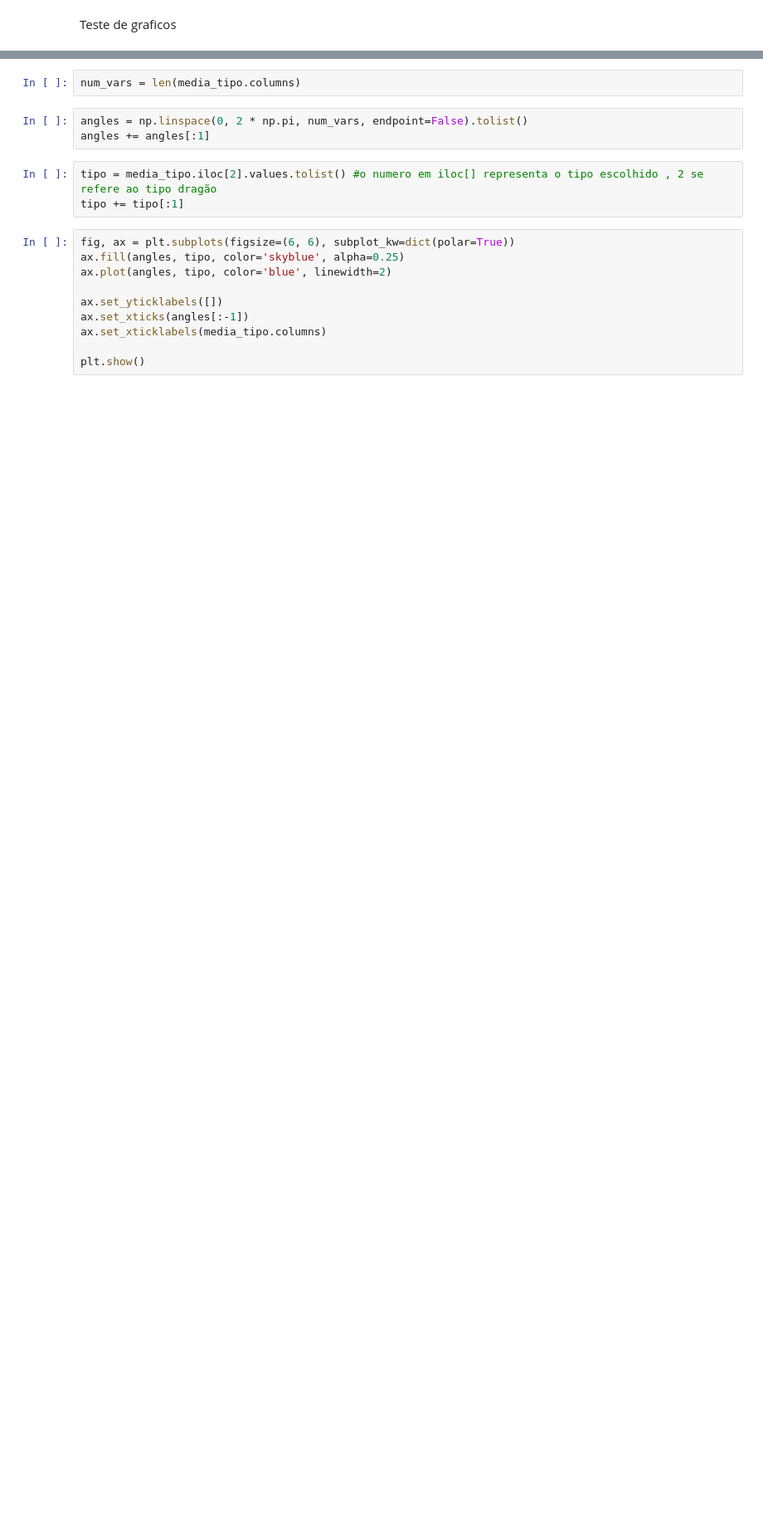
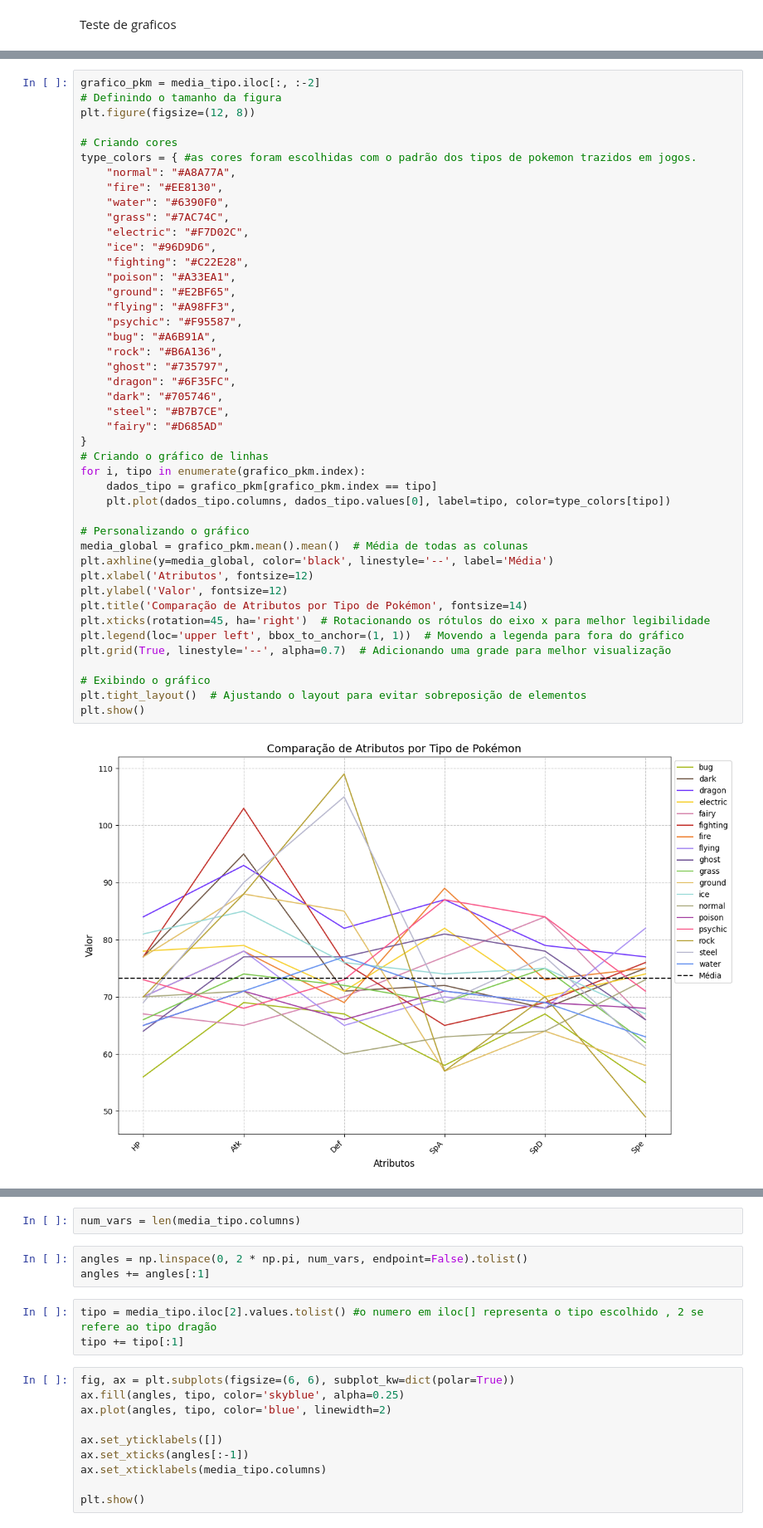
Before and after one commit to Bento095/Pokedex, a Jupyter notebook: Pokedex.ipynb, the cells around one changed output, grey strips where cells are left out. Shown at 83% size. Cells and saved outputs as stored; diff of their text form; blank space fills up the shorter version.

```diff
--- a/Pokedex.ipynb
+++ b/Pokedex.ipynb
@@ -164,0 +184,46 @@ import numpy as np
+# %%
+grafico_pkm = media_tipo.iloc[:, :-2]
+# Definindo o tamanho da figura
+plt.figure(figsize=(12, 8))
+
+# Criando cores
+type_colors = { #as cores foram escolhidas com o padrão dos tipos de pokemon trazidos em jogos.
+    "normal": "#A8A77A",
+    "fire": "#EE8130",
+    "water": "#6390F0",
+    "grass": "#7AC74C",
+    "electric": "#F7D02C",
+    "ice": "#96D9D6",
+    "fighting": "#C22E28",
+    "poison": "#A33EA1",
+    "ground": "#E2BF65",
+    "flying": "#A98FF3",
+    "psychic": "#F95587",
+    "bug": "#A6B91A",
+    "rock": "#B6A136",
+    "ghost": "#735797",
+    "dragon": "#6F35FC",
+    "dark": "#705746",
+    "steel": "#B7B7CE",
+    "fairy": "#D685AD"
+}
+# Criando o gráfico de linhas
+for i, tipo in enumerate(grafico_pkm.index):
+    dados_tipo = grafico_pkm[grafico_pkm.index == tipo]
+    plt.plot(dados_tipo.columns, dados_tipo.values[0], label=tipo, color=type_colors[tipo])
+
+# Personalizando o gráfico
+media_global = grafico_pkm.mean().mean()  # Média de todas as colunas
+plt.axhline(y=media_global, color='black', linestyle='--', label='Média')
+plt.xlabel('Atributos', fontsize=12)
+plt.ylabel('Valor', fontsize=12)
+plt.title('Comparação de Atributos por Tipo de Pokémon', fontsize=14)
+plt.xticks(rotation=45, ha='right')  # Rotacionando os rótulos do eixo x para melhor legibilidade
+plt.legend(loc='upper left', bbox_to_anchor=(1, 1))  # Movendo a legenda para fora do gráfico
+plt.grid(True, linestyle='--', alpha=0.7)  # Adicionando uma grade para melhor visualização
+
+# Exibindo o gráfico
+plt.tight_layout()  # Ajustando o layout para evitar sobreposição de elementos
+plt.show()
+# %% [output]
+[figure, added]
```
Also changed, not shown: parts of 24 cells of this notebook.
